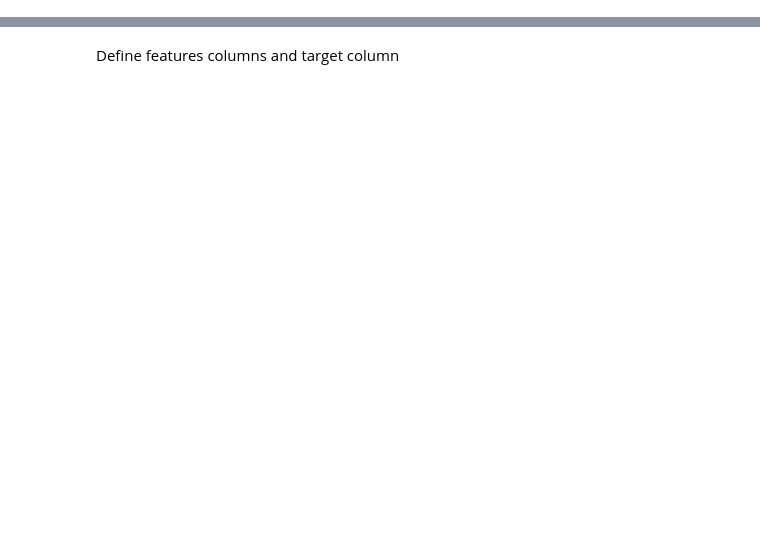
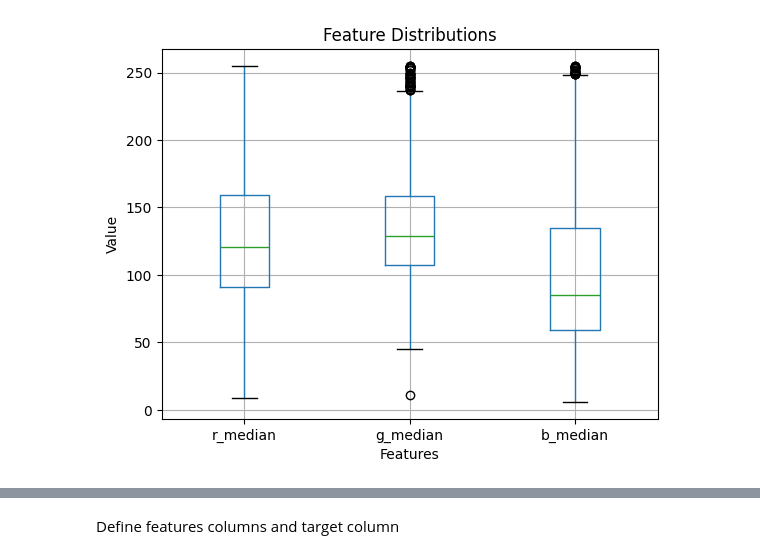
Before and after one commit to kshitijrajsharma/landcoverclassification, a Jupyter notebook: notebooks/milestone_2.ipynb, the cells around one changed output, grey strips where cells are left out. Cells and saved outputs as stored; diff of their text form; code cells hidden in the pictures; blank space fills up the shorter version.

```diff
--- a/notebooks/experiment.ipynb
+++ b/notebooks/milestone_2.ipynb
@@ -3,0 +67,10 @@ import os
+# %%
+display_features = ['r_median','g_median','b_median']
+
+train_gdf[display_features].boxplot()
+plt.title('Feature Distributions')
+plt.ylabel('Value')
+plt.xlabel('Features')
+plt.show()
+# %% [output]
+[figure, added]
```
Also changed, not shown: parts of 18 cells of this notebook, 1 other file.
